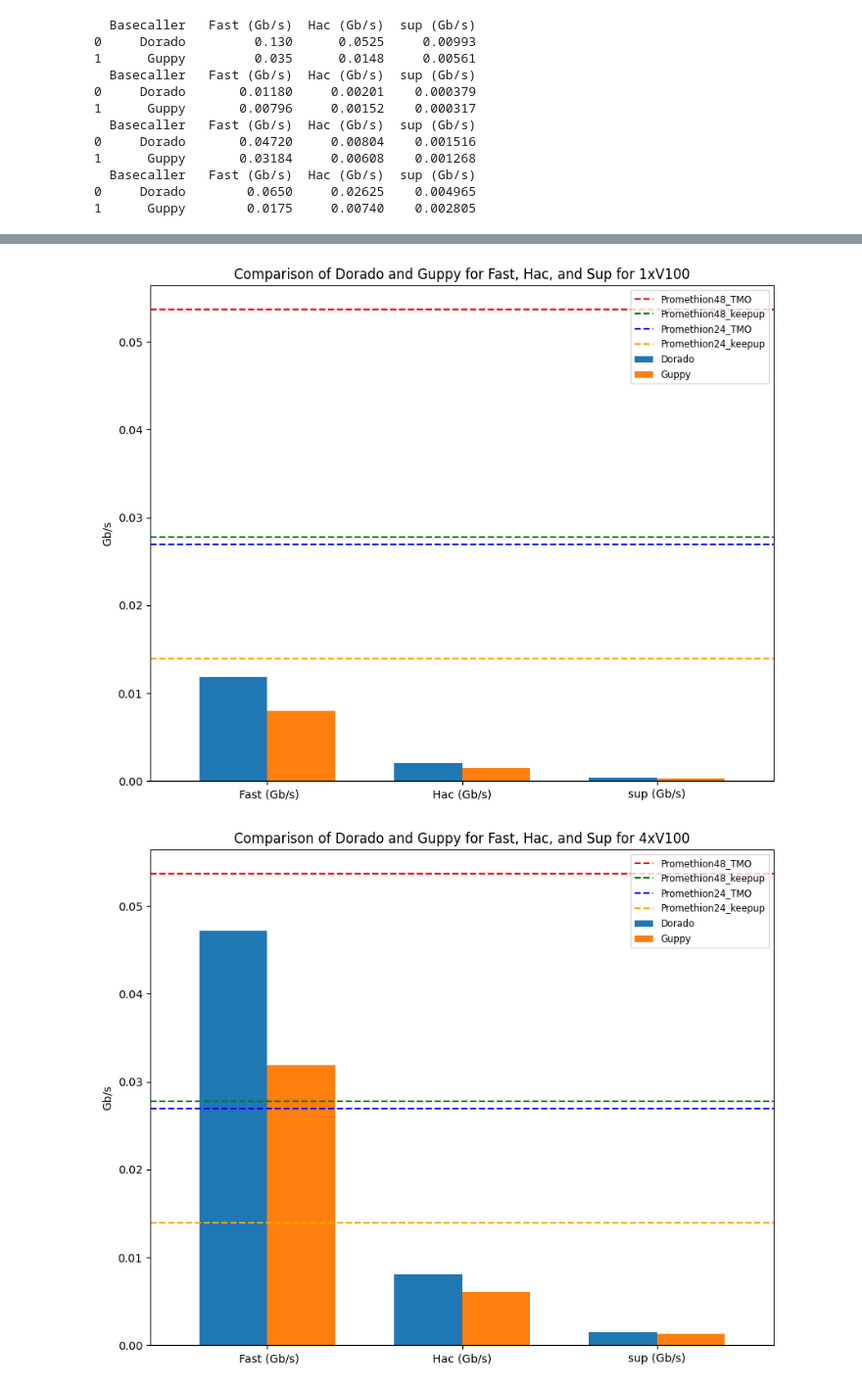
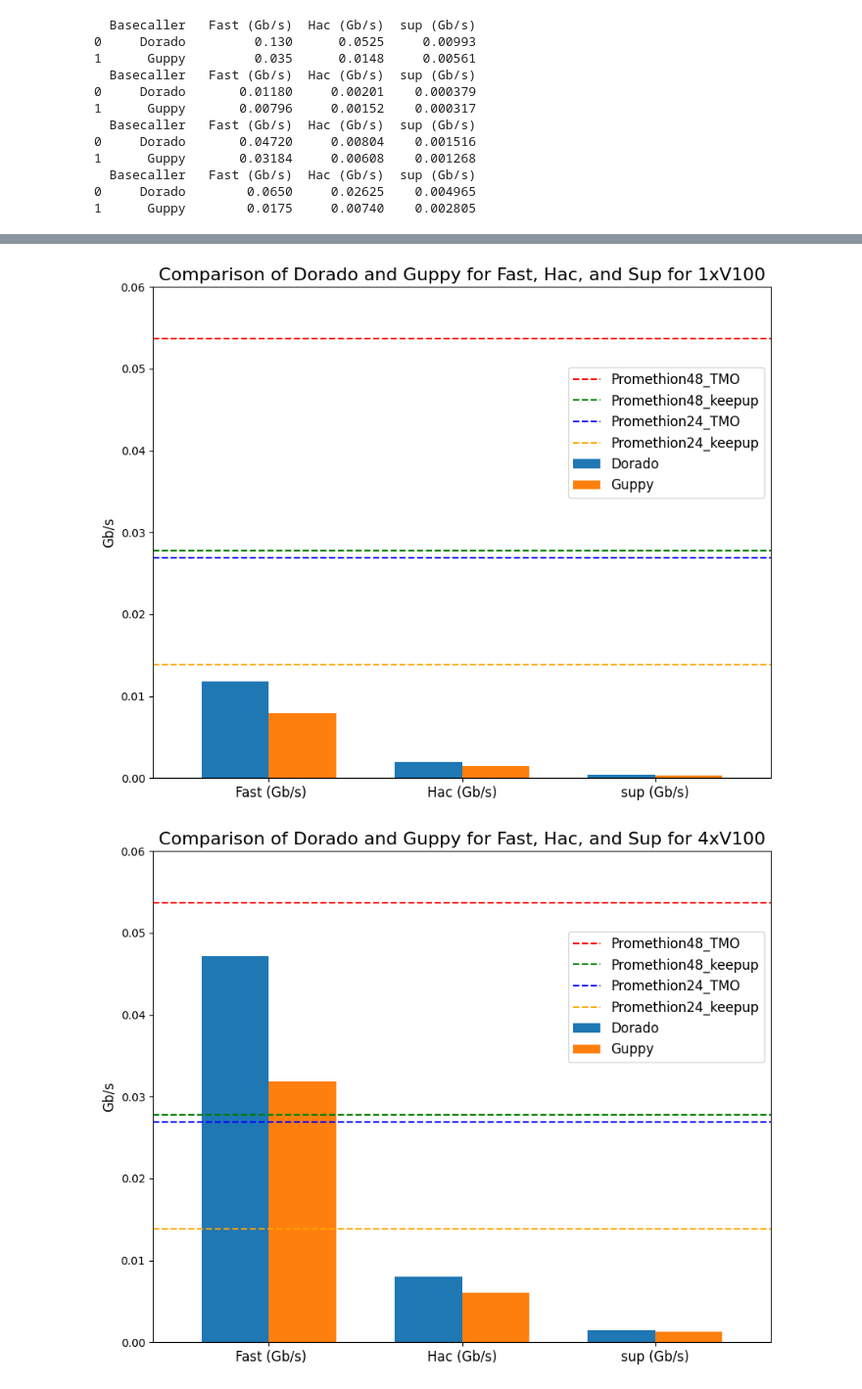
Before and after one commit to RodTol/Cluster_Basecalling_Manager, a Jupyter notebook: baseline_benchmarks/Plots.ipynb, the cells around one changed output, grey strips where cells are left out. Shown at 98% size. Cells and saved outputs as stored; diff of their text form; code cells hidden in the pictures.

```diff
--- a/baseline_benchmarks/Plots.ipynb
+++ b/baseline_benchmarks/Plots.ipynb
@@ -124,48 +130,52 @@ colors = ['red', 'green', 'blue', 'orange']
 for i, (label, value) in enumerate(values.items()):
     ax.axhline(y=value, color=colors[i], linestyle='--', label=label)
 
-plt.title('Comparison of Dorado and Guppy for Fast, Hac, and Sup for 1xV100')
-plt.ylabel('Gb/s')
+# Increase the size of text for various elements
+plt.title('Comparison of Dorado and Guppy for Fast, Hac, and Sup for 1xV100', fontsize=16)  # Adjust the fontsize as needed
+plt.ylabel('Gb/s', fontsize=12)  # Adjust the fontsize as needed
+plt.ylim(top=0.06)
+# Rotate x-axis labels
+plt.xticks(rotation=0, fontsize=12)  # Adjust the fontsize as needed
 
-# Rotate x-axis labels
-plt.xticks(rotation=0)
 # Make legend smaller
-ax.legend(fontsize='small',loc='upper right')
+ax.legend(fontsize='large', bbox_to_anchor=(1, 0.85))
 
 plt.show()
 # %% [output]
-[figure, old version]
+[figure, new version]
 # %%
 # Transposing the DataFrame for easier plotting
 df_4V100_T = df_4V100.set_index('Basecaller').T
 
 # Enlarge the plot
 fig, ax = plt.subplots(figsize=(10, 8))
 
 # Plotting
 ax = df_4V100_T.plot(kind='bar', width=0.7, ax=ax)
 
 # Adding horizontal lines for the specified values in different colors
 values = {
     'Promethion48_TMO': 5.37e-02,
     'Promethion48_keepup': 2.78e-02,
     'Promethion24_TMO': 2.69e-02,
     'Promethion24_keepup': 1.39e-02
 }
 
 colors = ['red', 'green', 'blue', 'orange']
 
 for i, (label, value) in enumerate(values.items()):
     ax.axhline(y=value, color=colors[i], linestyle='--', label=label)
 
-plt.title('Comparison of Dorado and Guppy for Fast, Hac, and Sup for 4xV100')
-plt.ylabel('Gb/s')
+# Increase the size of text for various elements
+plt.title('Comparison of Dorado and Guppy for Fast, Hac, and Sup for 4xV100', fontsize=16)  # Adjust the fontsize as needed
+plt.ylabel('Gb/s', fontsize=12)  # Adjust the fontsize as needed
+plt.ylim(top=0.06)
+# Rotate x-axis labels
+plt.xticks(rotation=0, fontsize=12)  # Adjust the fontsize as needed
 
-# Rotate x-axis labels
-plt.xticks(rotation=0)
 # Make legend smaller
-ax.legend(fontsize='small')
+ax.legend(fontsize='large', bbox_to_anchor=(1, 0.85))
 
 plt.show()
 # %% [output]
-[figure, old version]
+[figure, new version]
```
Also changed, not shown: parts of 2 cells of this notebook, 12 other files.
